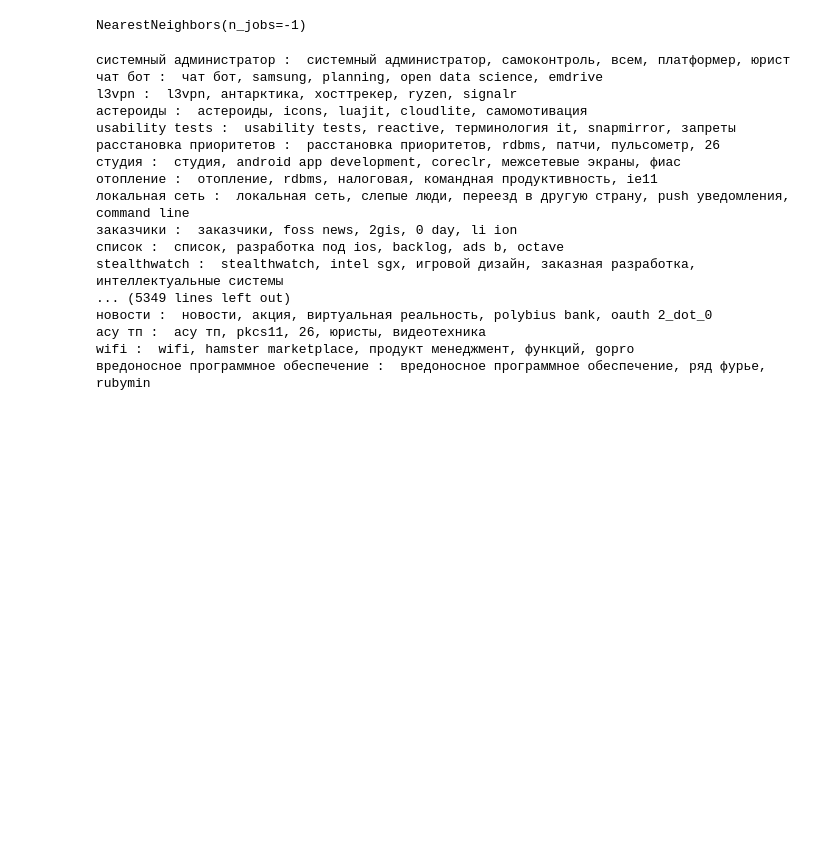
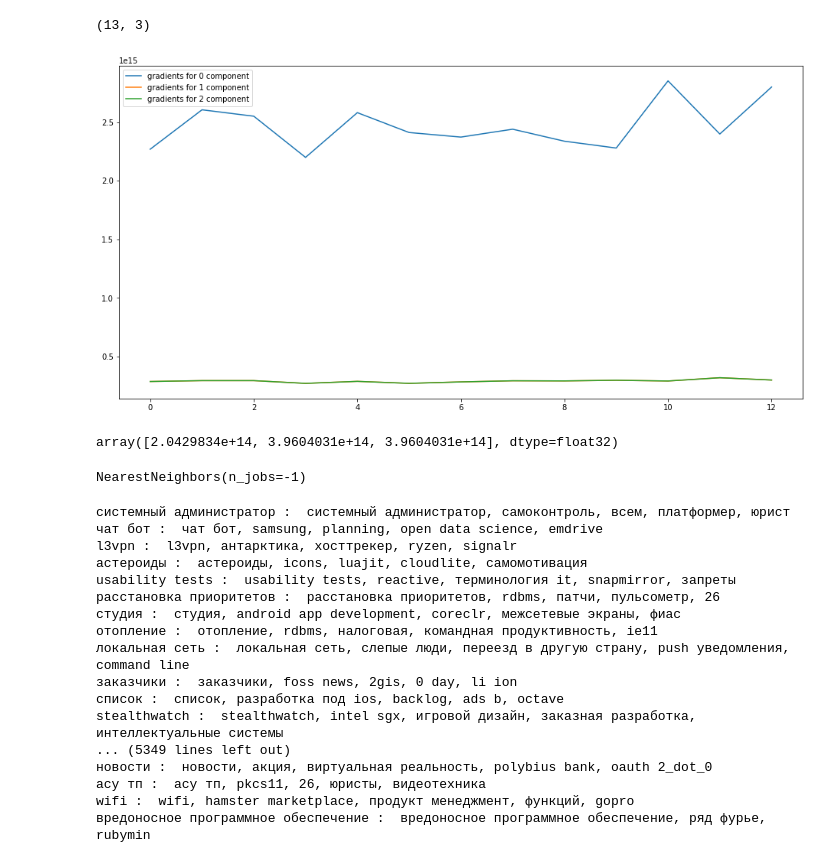
Before and after one commit to Avvallack/Advanced_NLP, a Jupyter notebook: embedding_models.ipynb, the cells around one changed output. Saved outputs shown, nothing was run; the diff lists cells and outputs as text; code cells hidden in the pictures; blank space fills up the shorter version.

```diff
--- a/embedding_models.ipynb
+++ b/embedding_models.ipynb
@@ -5,6 +5,10 @@ from embedding.embedding_model import initialize_embedding, train_embeddings
 # %%
 vocab = build_vocab(DATA_FRAME['clean_tags'], DATA_FRAME['clean_title'])
 index_df = create_index_frame(vocab, DATA_FRAME)
+# %%
+for i,row in DATA_FRAME.iterrows():
+    if row.clean_tags == [] or row.clean_title == []:
+        print(i)
 # %%
 initial_matrix = initialize_embedding(vocab, dimension=300, variance=0.1)
 # %%
@@ -35,3 +39,23 @@ Current metric is: 0.20260
+# %%
+import numpy as np
+
+grads = np.array(trained_embeddings[1])
+# %%
+grads.shape
+# %% [output]
+(13, 3)
+# %%
+import seaborn as sns
+from matplotlib import pyplot as plt
+plt.figure(figsize=(16,8))
+for i in range(3):
+    sns.lineplot(x=list(range(grads.shape[0])), y=grads[:, i], label=f'gradients for {i} component')
+# %% [output]
+[figure, added]
+# %%
+np.array([elem for elem in trained_embeddings[1][0] if elem]).mean(axis=0)
+# %% [output]
+array([2.0429834e+14, 3.9604031e+14, 3.9604031e+14], dtype=float32)
 # %%
 #best of 100 iteration 0.081
 # knn for nearest words
```
Also changed, not shown: parts of 6 cells of this notebook, 2 other files.
